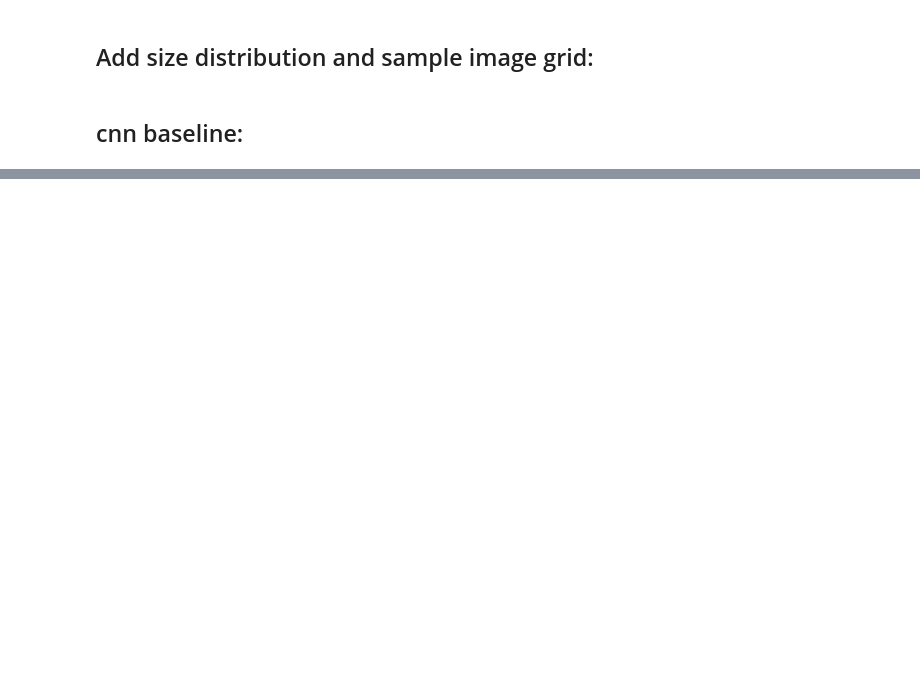
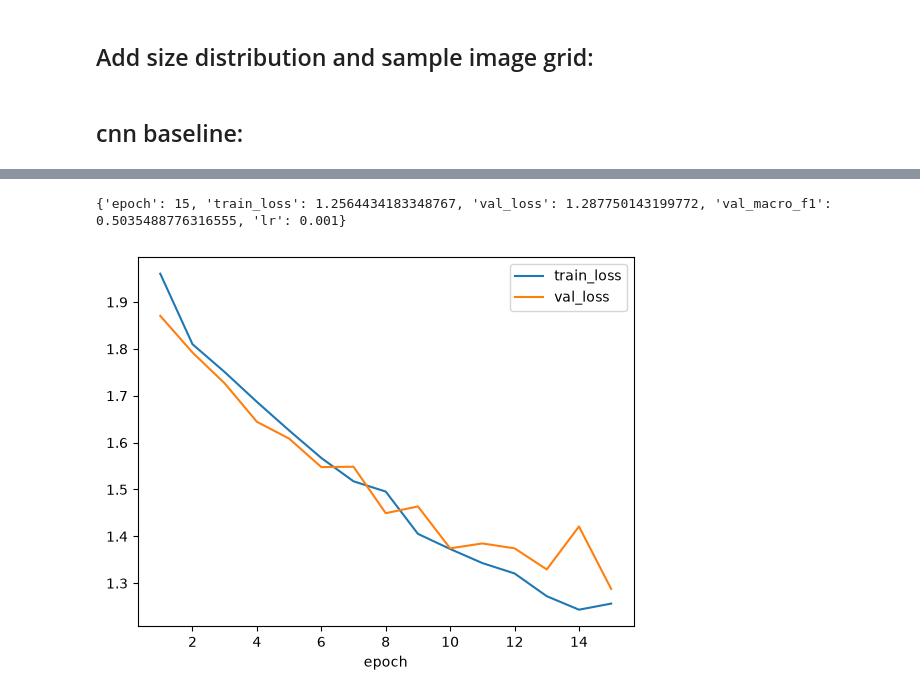
Before and after one commit to NazaninNosrati/traffic-vehicle-project, a Jupyter notebook: notebooks/01_data_audit.ipynb, the cells around one changed output, grey strips where cells are left out. Saved outputs shown, nothing was run; the diff lists cells and outputs as text; code cells hidden in the pictures; blank space fills up the shorter version.

Commit message:
baseline CNN/training loop /val macro-F1 40 epochs/80 epochs

```diff
--- a/notebooks/01_data_audit.ipynb
+++ b/notebooks/01_data_audit.ipynb
@@ -344,6 +405,7 @@ df[['width', 'height']].hist(bins=30)
 # %% [markdown]
 ## cnn baseline:
 # %%
+img_size = 128
 based_transform = transforms.Compose([
     transforms.Resize((img_size, img_size)) ,
     transforms.ToTensor() ,
@@ -357,6 +419,7 @@ g = torch.Generator().manual_seed(SEED)
 train_loader = DataLoader(train_ds , batch_size=32 , shuffle=True , generator= g , num_workers=0)
 val_loader = DataLoader(val_ds , batch_size= 64 , shuffle= False , num_workers=0)
 # %%
+device= get_device()
 x , y = next(iter(train_loader))
 print(x.shape , y.shape)
 model= CNNBaseline().to(device)
@@ -364,0 +511,12 @@ print(sum(p.numel() for p in model.parameters()))
+# %%
+EPOCHS = 80
+model = CNNBaseline().to(device)
+criterion = nn.CrossEntropyLoss()
+optimizer = torch.optim.Adam(model.parameters() , lr=1e-3)
+meta = {
+    'architecture': 'CNNBaseline',
+    'class_to_idx': train_ds.class_to_idx ,
+    'img_size' : img_size,
+    'seed': SEED,
+    'config': { 'epochs': EPOCHS , 'lr': 1e-3 , 'batch_size': 32 , 'optimizer':'Adam'}}
+history = fit(model , train_loader , val_loader , optimizer , criterion , device , EPOCHS , '../checkpoints/baseline.pt' , '../logs/baseline.csv' , meta = meta)
@@ -364,0 +541,9 @@ print(sum(p.numel() for p in model.parameters()))
+# %%
+hist = pd.read_csv('../logs/baseline.csv')
+hist.to_csv('../results/baseline_history.csv', index=False)
+ax = hist.plot(x='epoch', y=['train_loss', 'val_loss'])
+ax.figure.savefig('../results/baseline_curves.png', dpi=120)
+print(max(history, key=lambda r: r['val_macro_f1']))
+# %% [output]
+{'epoch': 15, 'train_loss': 1.2564434183348767, 'val_loss': 1.287750143199772, 'val_macro_f1': 0.5035488776316555, 'lr': 0.001}
+[figure, added]
```
Also changed, not shown: parts of 11 cells of this notebook, 3 other files.
